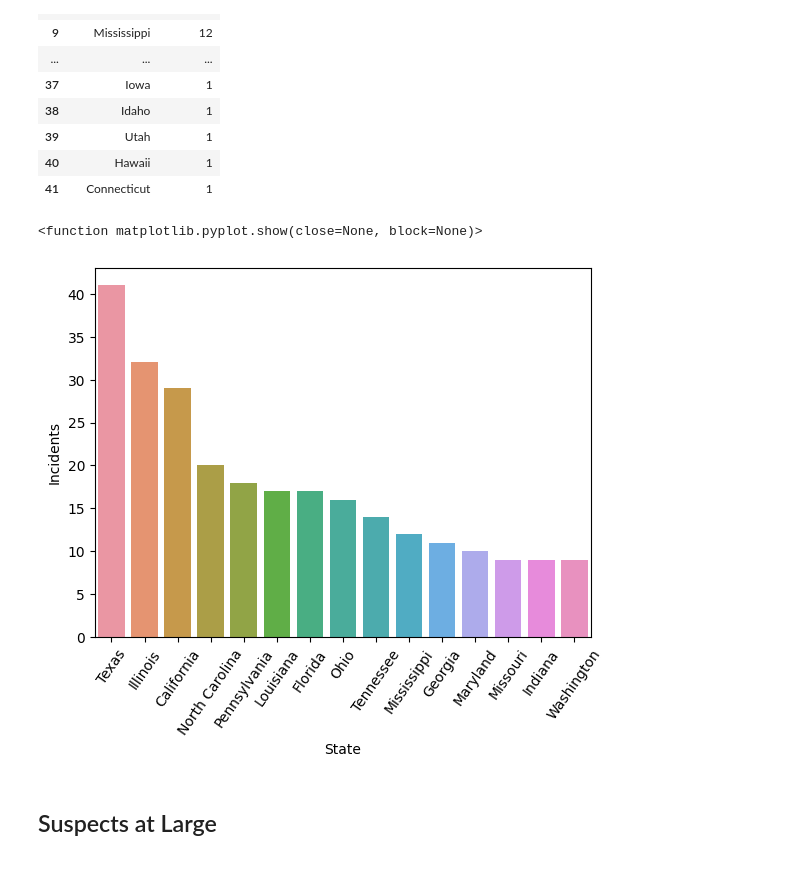
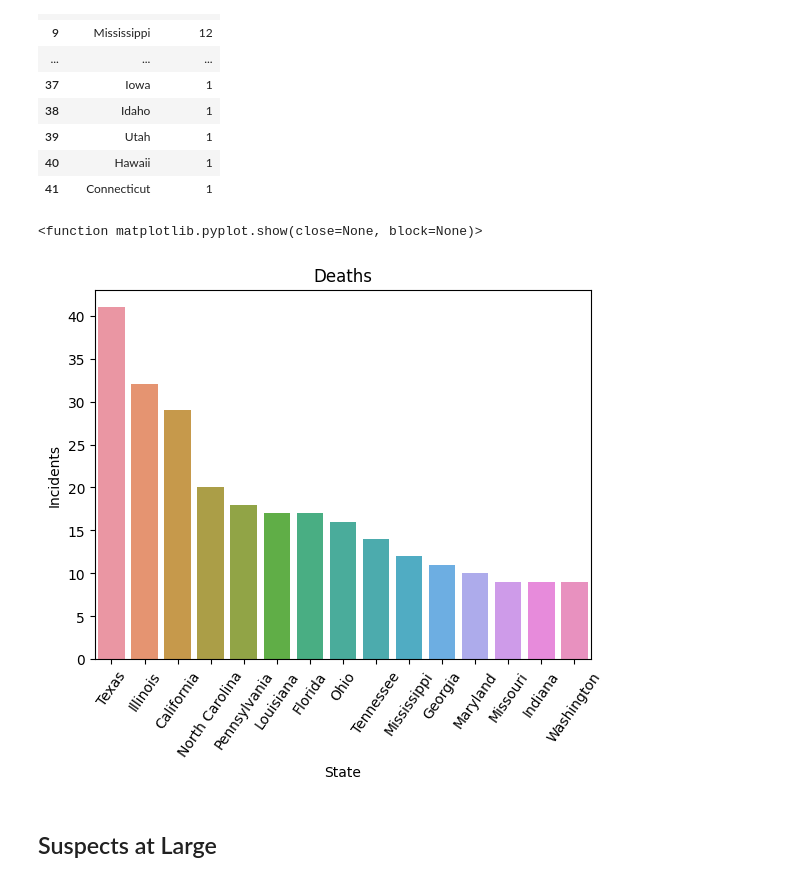
Before and after one commit to Tyton25/Event_Analysis, a Jupyter notebook: mass_gv_stats.ipynb, the cells around one changed output. Cells and saved outputs as stored; diff of their text form; code cells hidden in the pictures.

```diff
--- a/mass_gv_stats.ipynb
+++ b/mass_gv_stats.ipynb
@@ -367,11 +367,12 @@ trunc_death_df = death_df[:15]
 # %%
 ax = sns.barplot(data = trunc_death_df, x=trunc_death_df.State, y=trunc_death_df.Incidents)
 ax.tick_params(axis='x', rotation=55)
+ax.set_title('Deaths')
 # ax.set_ylabel('deaths', rotation=45)
 plt.show
 # %% [output]
 <function matplotlib.pyplot.show(close=None, block=None)>
-[figure, old version]
+[figure, new version]
 # %% [markdown]
 ## Suspects at Large
 # %%
```
Also changed, not shown: parts of 3 cells of this notebook.
